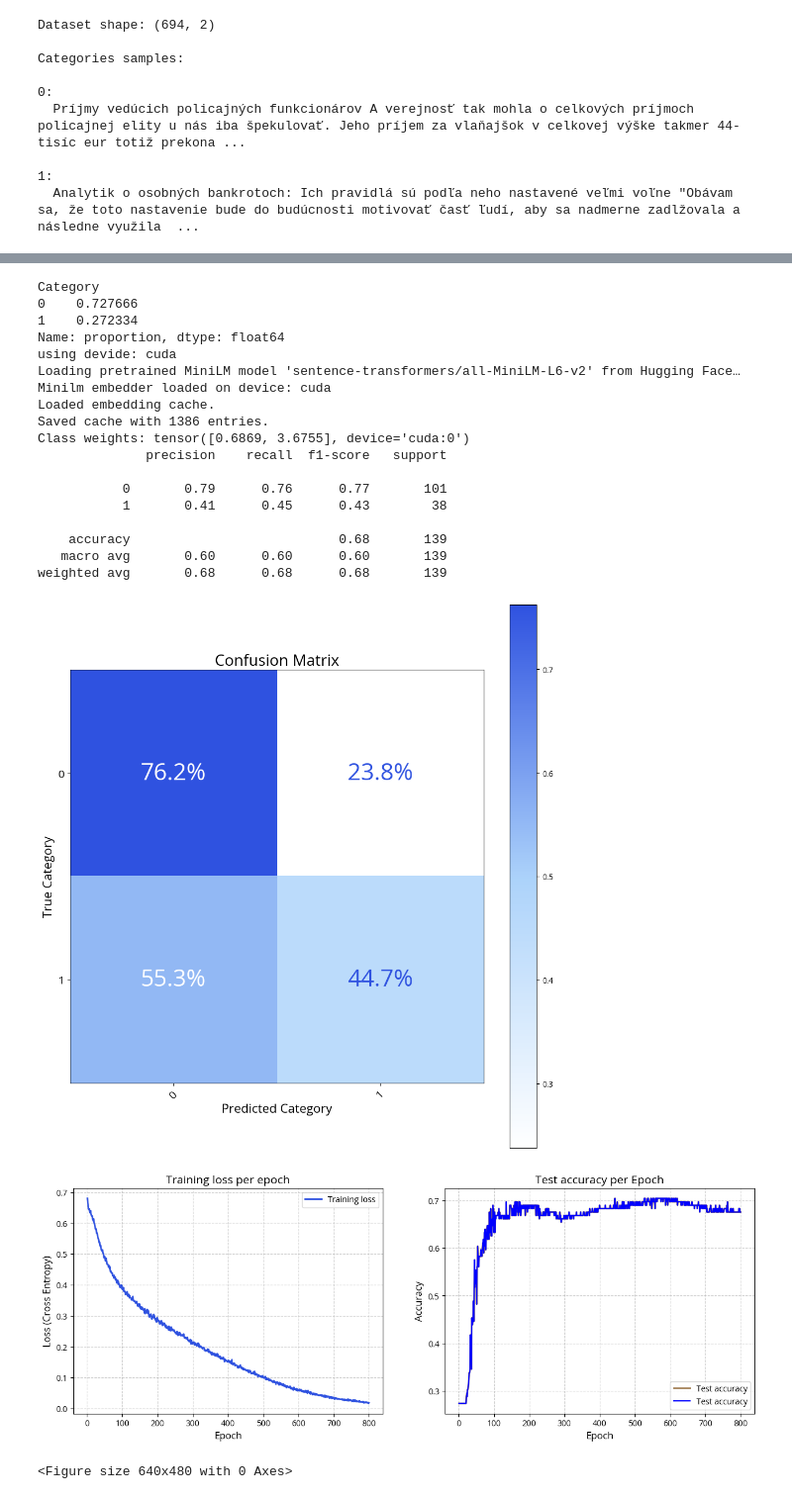
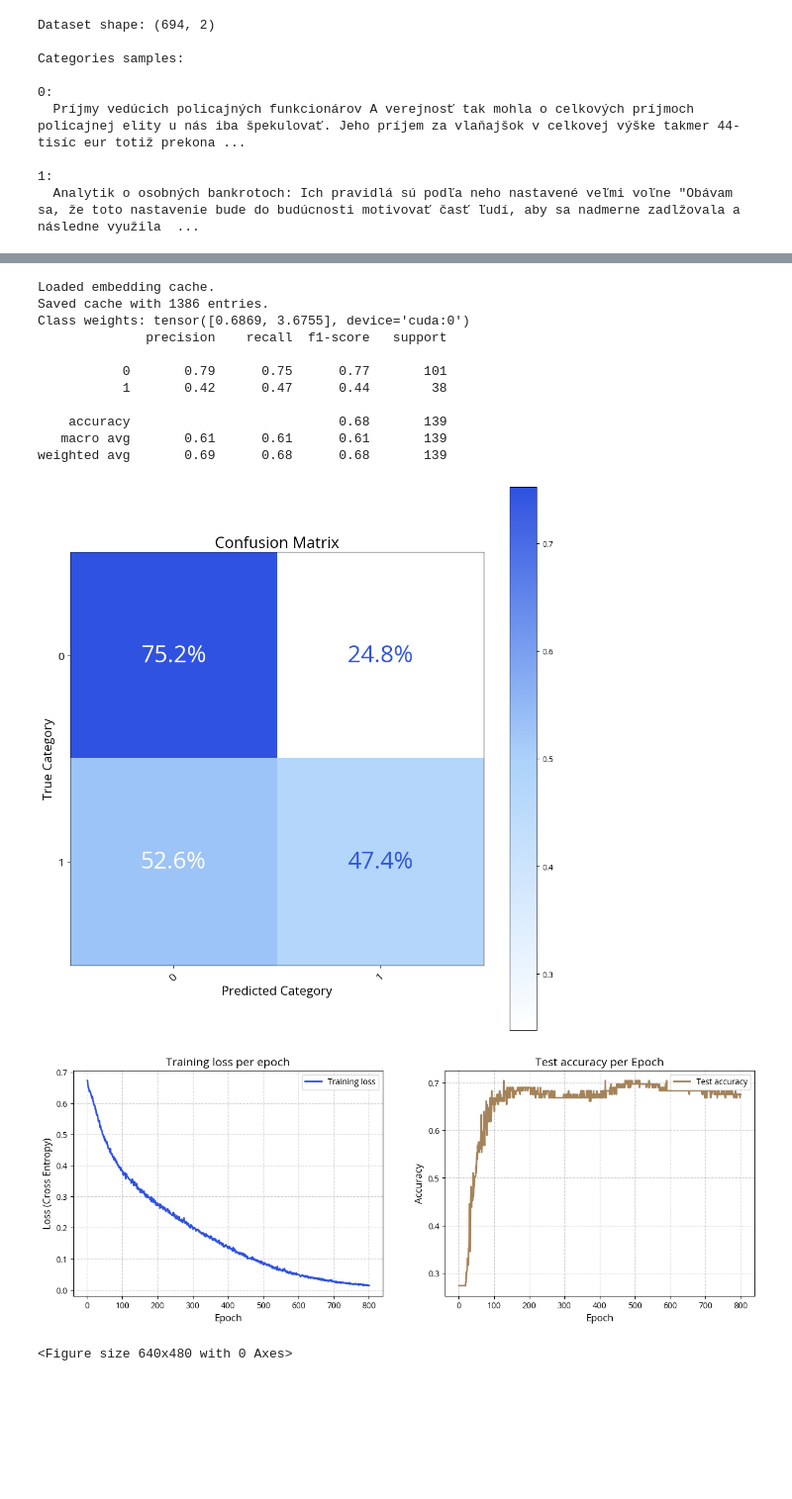
Before and after one commit to kubanova-z/Bachelors-thesis, a Jupyter notebook: NN_minilm.ipynb, the cells around one changed output, grey strips where cells are left out. Shown at 99% size. Cells and saved outputs as stored; diff of their text form; code cells hidden in the pictures; blank space fills up the shorter version.

```diff
--- a/NN_minilm.ipynb
+++ b/NN_minilm.ipynb
@@ -72,45 +90,29 @@ Final Test Accuracy: 0.6547
 # %%
-print(df["Category"].value_counts(normalize=True))
-
-
-device = "cuda"
-print('using devide:', device)
-tokenizer, minilm_model = load_minilm_embedder("sentence-transformers/all-MiniLM-L6-v2", device=device)
-minilm_model.eval()
-
-
+#Simple Feed Forward NN - MiniLM
 X_train_vec, X_test_vec, y_train, y_test = prepare_data_minilm_simple(df, tokenizer, minilm_model, device=device)
 
-
-# trenovvanie s vahami tried (manualny booster pre triedu 1 je 2)
+# manual booster for class 1
 
 model, class_to_idx = train_minilm_nn(
      X_train_vec, y_train,
     X_test_vec, y_test,
     model_class=TextClassifier,
     model_params={"hidden_dim": 180},
     epochs=800,
     lr=0.0002
 )
 # %% [output]
-Category
-0    0.727666
-1    0.272334
-Name: proportion, dtype: float64
-using devide: cuda
-Loading pretrained MiniLM model 'sentence-transformers/all-MiniLM-L6-v2' from Hugging Face…
-Minilm embedder loaded on device: cuda
 Loaded embedding cache.
 Saved cache with 1386 entries.
 Class weights: tensor([0.6869, 3.6755], device='cuda:0')
               precision    recall  f1-score   support
 
-           0       0.79      0.76      0.77       101
-           1       0.41      0.45      0.43        38
+           0       0.79      0.75      0.77       101
+           1       0.42      0.47      0.44        38
 
     accuracy                           0.68       139
-   macro avg       0.60      0.60      0.60       139
-weighted avg       0.68      0.68      0.68       139
+   macro avg       0.61      0.61      0.61       139
+weighted avg       0.69      0.68      0.68       139
-[figure, old version]
+[figure, new version]
-[figure, old version]
+[figure, new version]
 <Figure size 640x480 with 0 Axes>
```
Also changed, not shown: parts of 5 cells of this notebook, 47 other files.
